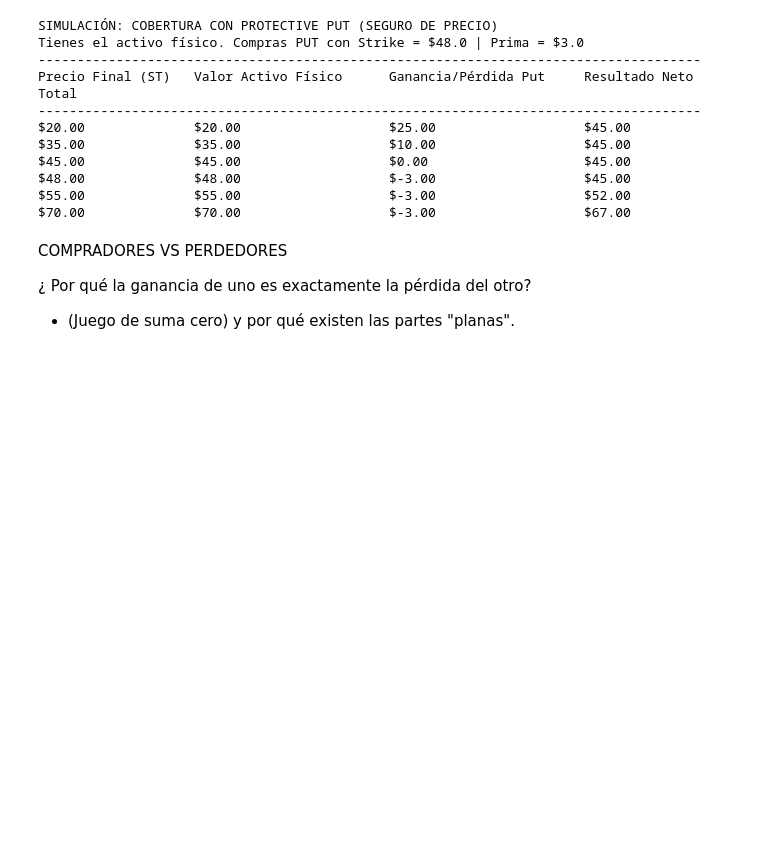
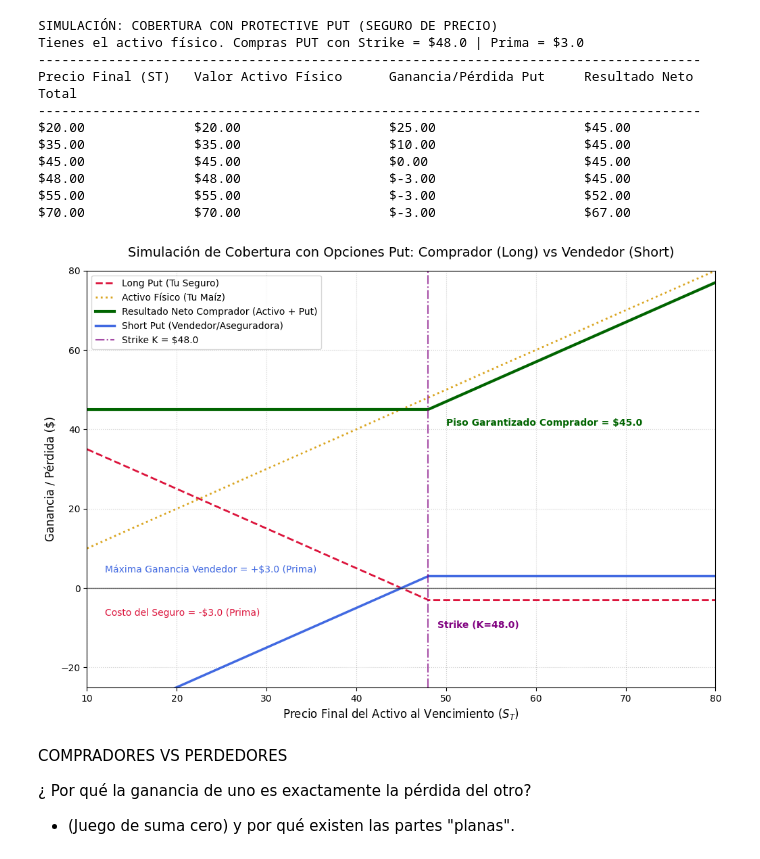
Before and after one commit to ADRIANVM117/quant-research-notes, a Jupyter notebook: financial_markets_and_prducts/introduction_to_derivatives.ipynb, the cells around one changed output. Saved outputs shown, nothing was run; the diff lists cells and outputs as text; code cells hidden in the pictures; blank space fills up the shorter version.

```diff
--- a/financial_markets_and_prducts/introduction_to_derivatives.ipynb
+++ b/financial_markets_and_prducts/introduction_to_derivatives.ipynb
@@ -49,6 +49,66 @@ $45.00              $45.00                   $0.00                    $45.00
 $48.00              $48.00                   $-3.00                   $45.00
 $55.00              $55.00                   $-3.00                   $52.00
 $70.00              $70.00                   $-3.00                   $67.00
+# %%
+import matplotlib.pyplot as plt
+import numpy as np
+
+def graficar_cobertura_put_completa():
+    # Parámetros del ejercicio
+    K = 48.0   # Precio de ejercicio (Strike)
+    p = 3.0    # Prima del Put
+
+    # Generamos un rango continuo de precios al vencimiento (ST) de 10 a 80
+    ST = np.linspace(10, 80, 500)
+
+    # 1. Componentes del COMPRADOR (Long Put + Activo)
+    valor_activo = ST
+    payoff_long_put = np.maximum(K - ST, 0)
+    profit_long_put = payoff_long_put - p
+    resultado_neto_comprador = valor_activo + profit_long_put
+
+    # 2. Componentes del VENDEDOR (Short Put - Aseguradora)
+    # El vendedor NO tiene el activo, solo vende la opción. Su profit es el espejo exacto.
+    profit_short_put = p - payoff_long_put
+
+    # Configuración del gráfico
+    plt.figure(figsize=(12, 8))
+
+    # --- LÍNEAS DEL COMPRADOR (Estrategia Protective Put) ---
+    plt.plot(ST, profit_long_put, label='Long Put (Tu Seguro)', color='crimson', linestyle='--', linewidth=2)
+    plt.plot(ST, valor_activo, label='Activo Físico (Tu Maíz)', color='goldenrod', linestyle=':', linewidth=2)
+    plt.plot(ST, resultado_neto_comprador, label='Resultado Neto Comprador (Activo + Put)', color='darkgreen', linewidth=3)
+
+    # --- LÍNEA DEL VENDEDOR (Short Put) ---
+    plt.plot(ST, profit_short_put, label='Short Put (Vendedor/Aseguradora)', color='royalblue', linewidth=2.5)
+
+    # Líneas de referencia visual
+    plt.axhline(0, color='black', linewidth=1, alpha=0.6)  # Línea de ganancia cero
+    plt.axvline(K, color='purple', linestyle='-.', alpha=0.7, label=f'Strike K = ${K}') # Línea del Strike
+
+    # Anotaciones clave en el gráfico para asimilar el conocimiento
+    plt.text(K + 1, -10, f'Strike (K={K})', color='purple', fontweight='bold')
+    plt.text(12, p + 1, f'Máxima Ganancia Vendedor = +${p} (Prima)', color='royalblue')
+    plt.text(12, -p - 4, f'Costo del Seguro = -${p} (Prima)', color='crimson')
+    plt.text(50, 41, f'Piso Garantizado Comprador = ${K-p}', color='darkgreen', fontweight='bold')
+
+    # Etiquetas y diseño
+    plt.title('Simulación de Cobertura con Opciones Put: Comprador (Long) vs Vendedor (Short)', fontsize=14, pad=15)
+    plt.xlabel('Precio Final del Activo al Vencimiento ($S_T$)', fontsize=12)
+    plt.ylabel('Ganancia / Pérdida ($)', fontsize=12)
+    plt.grid(True, linestyle=':', alpha=0.6)
+    plt.legend(loc='upper left', fontsize=10)
+
+    # Ajustar límites de los ejes para mejor visualización
+    plt.xlim(10, 80)
+    plt.ylim(-25, 80)
+
+    plt.show()
+
+# Ejecutar la función para ver el gráfico interactivo
+graficar_cobertura_put_completa()
+# %% [output]
+[figure, added]
 # %% [markdown]
 COMPRADORES VS PERDEDORES
 
```
